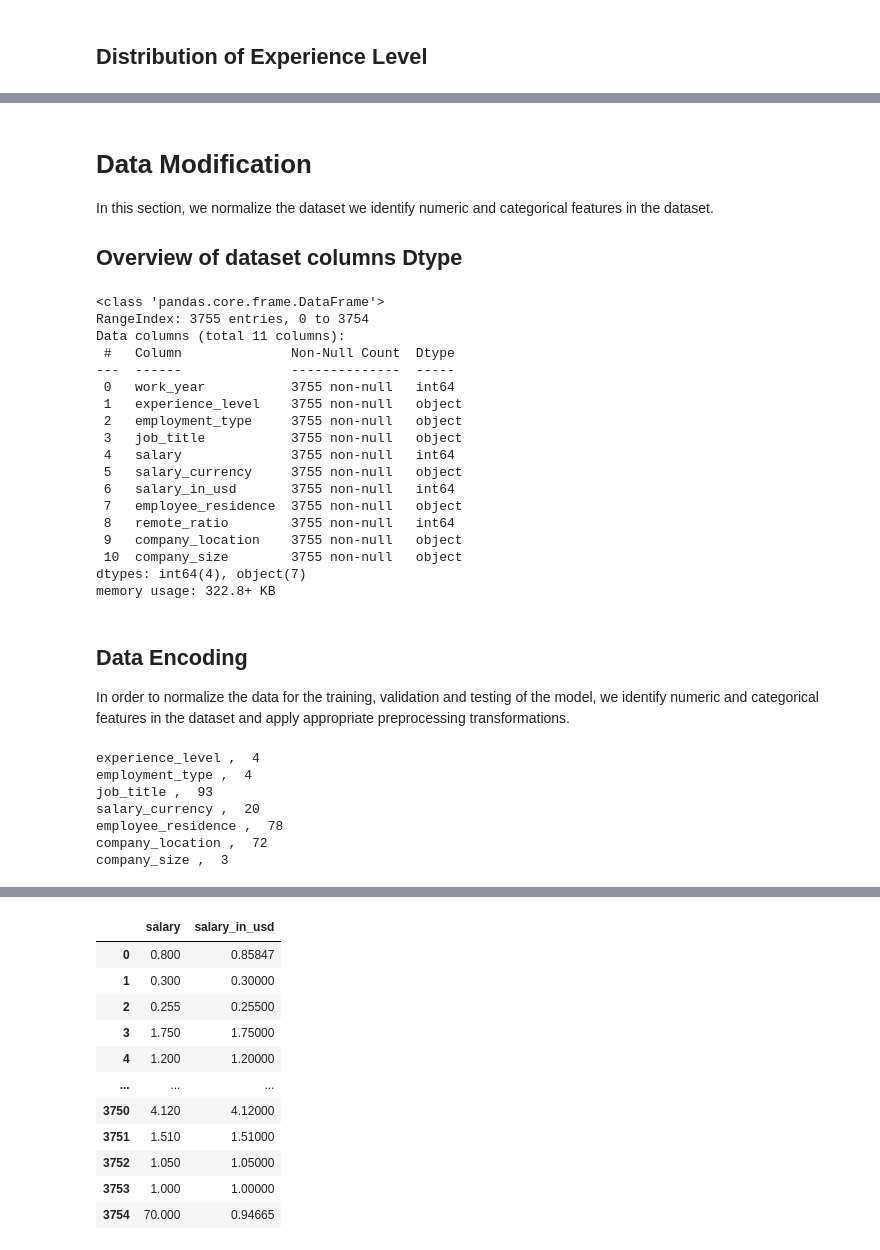
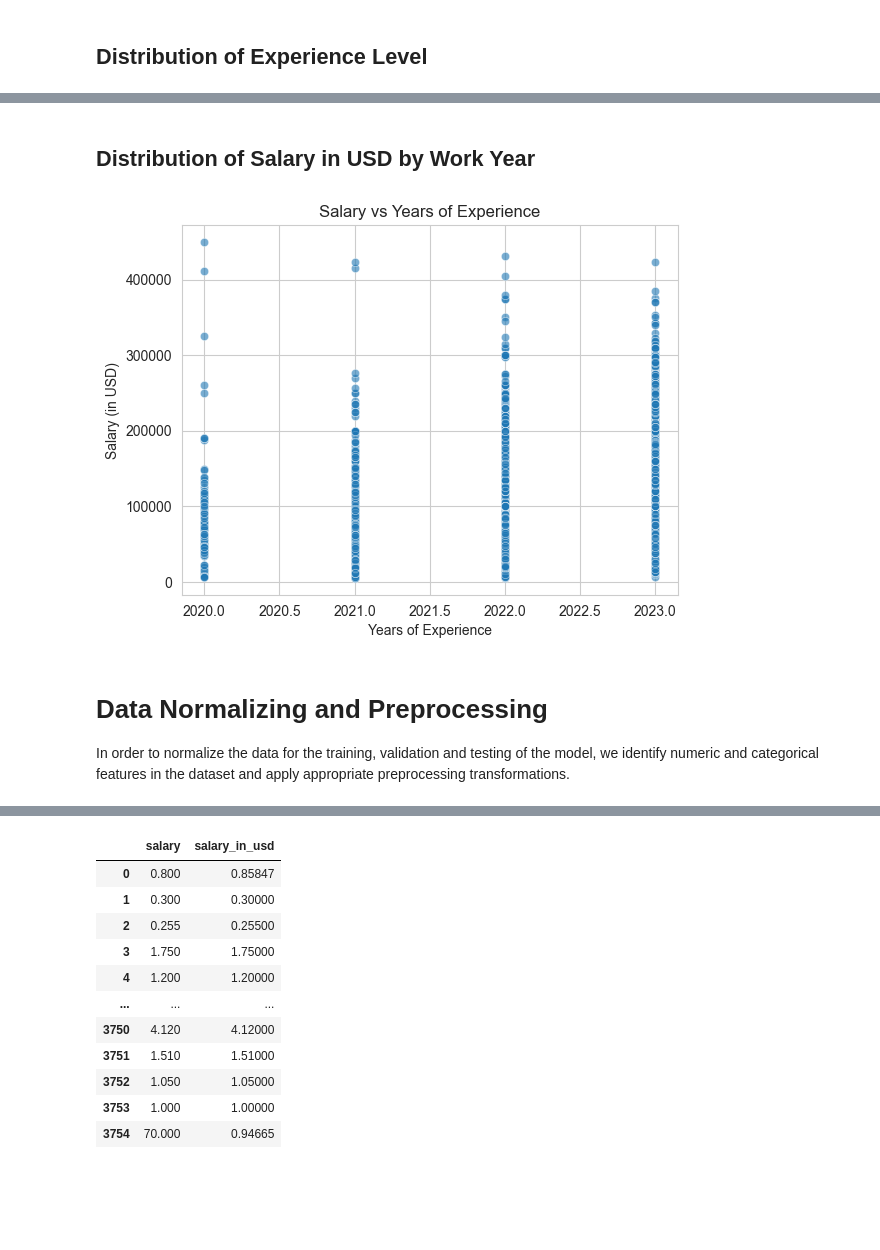
Before and after one commit to itamarKraitman/2024DeepLearningCourseProject, a Jupyter notebook: Main_Notebook.ipynb, the cells around one changed output, grey strips where cells are left out. Drawn from its saved outputs; the diff is of its cells as text; code cells hidden in the pictures; blank space fills up the shorter version.

```diff
--- a/Main_Notebook.ipynb
+++ b/Main_Notebook.ipynb
@@ -113,43 +134,13 @@ plt.show()
+# %% [markdown]
+## Distribution of Salary in USD by Work Year
+# %%
+sns.scatterplot(data=data, x='work_year', y='salary_in_usd', alpha=0.6, legend=False)
+plt.title('Salary vs Years of Experience')
+plt.xlabel('Years of Experience')
+plt.ylabel('Salary (in USD)')
+plt.show()
+# %% [output]
+[figure, added]
 # %% [markdown]
-# Data Modification
-In this section, we normalize the dataset we identify numeric and categorical features in the dataset.
-
-## Overview of dataset columns Dtype
+# Data Normalizing and Preprocessing
+In order to normalize the data for the training, validation and testing of the model, we identify numeric and categorical features in the dataset and apply appropriate preprocessing transformations.
-# %%
-data.info()
-# %% [output]
-<class 'pandas.core.frame.DataFrame'>
-RangeIndex: 3755 entries, 0 to 3754
-Data columns (total 11 columns):
- #   Column              Non-Null Count  Dtype
----  ------              --------------  -----
- 0   work_year           3755 non-null   int64
- 1   experience_level    3755 non-null   object
- 2   employment_type     3755 non-null   object
- 3   job_title           3755 non-null   object
- 4   salary              3755 non-null   int64
- 5   salary_currency     3755 non-null   object
- 6   salary_in_usd       3755 non-null   int64
- 7   employee_residence  3755 non-null   object
- 8   remote_ratio        3755 non-null   int64
- 9   company_location    3755 non-null   object
- 10  company_size        3755 non-null   object
-dtypes: int64(4), object(7)
-memory usage: 322.8+ KB
-# %% [markdown]
-## Data Encoding
-In order to normalize the data for the training, validation and testing of the model, we identify numeric and categorical features in the dataset and apply appropriate preprocessing transformations.
-# %%
-columns_to_encode = [column for column in data.columns if data[column].dtype == 'object']
-
-for column in columns_to_encode:
-    print(column,
-          ", ",data[column].nunique())
-# %% [output]
-experience_level ,  4
-employment_type ,  4
-job_title ,  93
-salary_currency ,  20
-employee_residence ,  78
-company_location ,  72
-company_size ,  3
```
Also changed, not shown: parts of 54 cells of this notebook, 1 other file.
